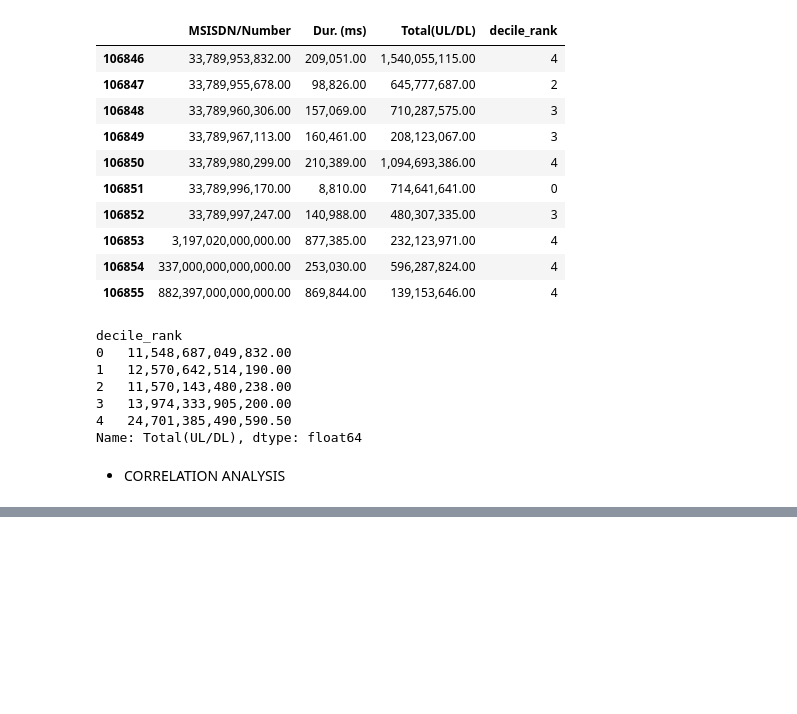
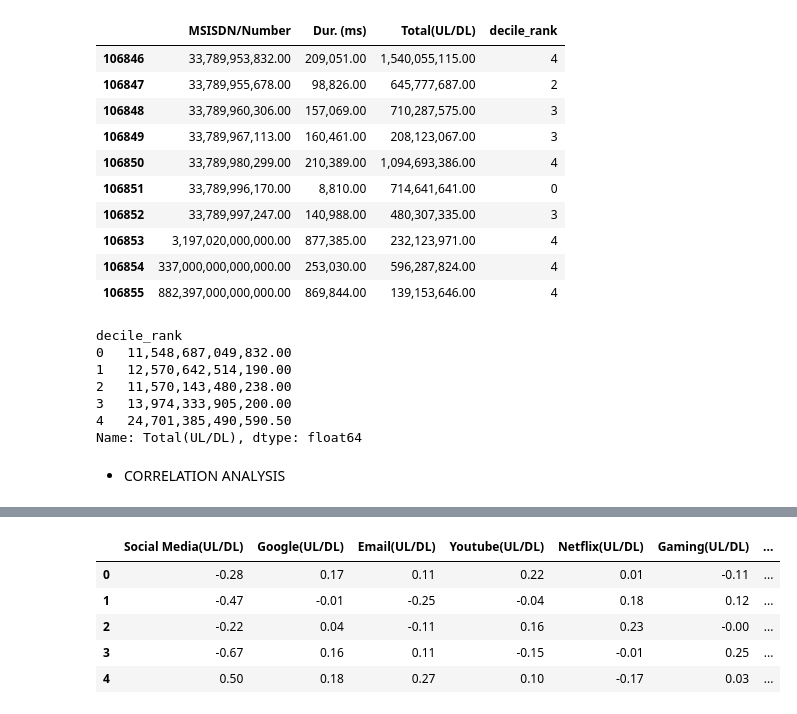
Before and after one commit to sel6/TellCo_Data_Analysis, a Jupyter notebook: notebooks/Data_Explore.ipynb, the cells around one changed output, grey strips where cells are left out. Cells and saved outputs as stored; diff of their text form; code cells hidden in the pictures; blank space fills up the shorter version.

```diff
--- a/notebooks/Data_Explore.ipynb
+++ b/notebooks/Data_Explore.ipynb
@@ -497,0 +522,15 @@ sns.heatmap(cor)
+# %%
+# principal component analysis
+from sklearn.decomposition import PCA
+p_analysis  = PCA()
+application_pca = p_analysis.fit_transform(dim_red)
+# changing numpy array to DataFrame
+application_pca = pd. DataFrame(application_pca, columns=['Social Media(UL/DL)','Google(UL/DL)','Email(UL/DL)','Youtube(UL/DL)','Netflix(UL/DL)','Gaming(UL/DL)','Other(UL/DL)'])
+application_pca.head(5)
+# %% [output]
+|  | Social Media(UL/DL) | Google(UL/DL) | Email(UL/DL) | Youtube(UL/DL) | Netflix(UL/DL) | Gaming(UL/DL) | ... |
+| 0 | -0.28 | 0.17 | 0.11 | 0.22 | 0.01 | -0.11 | ... |
+| 1 | -0.47 | -0.01 | -0.25 | -0.04 | 0.18 | 0.12 | ... |
+| 2 | -0.22 | 0.04 | -0.11 | 0.16 | 0.23 | -0.00 | ... |
+| 3 | -0.67 | 0.16 | 0.11 | -0.15 | -0.01 | 0.25 | ... |
+| 4 | 0.50 | 0.18 | 0.27 | 0.10 | -0.17 | 0.03 | ... |
```
Also changed, not shown: parts of 5 cells of this notebook.
